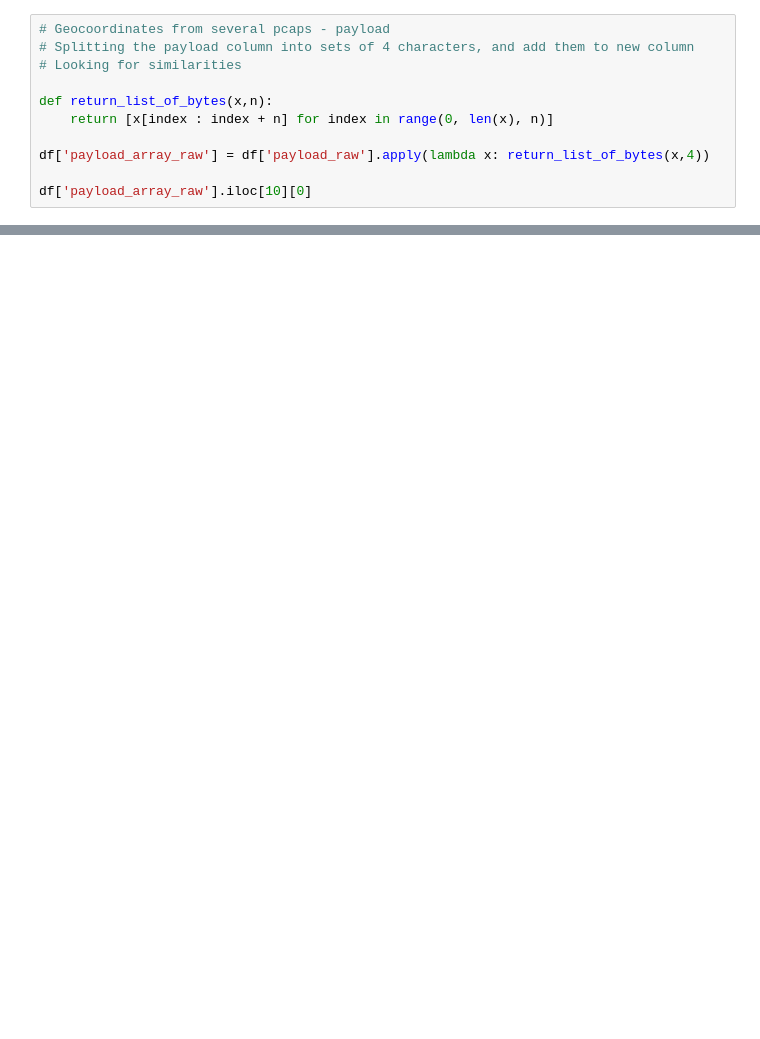
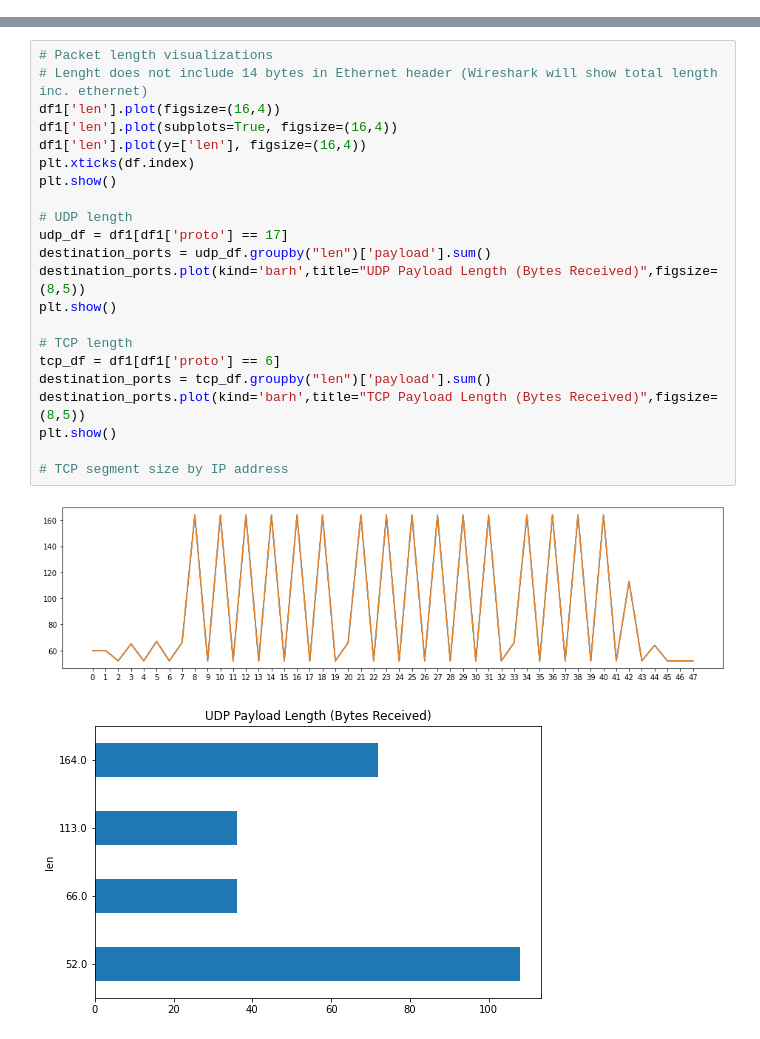
Before and after one commit to aboutsecurity/jupyter-notebooks, a Jupyter notebook: packet_analysis/packet_analysis.ipynb, the cells around one changed output, grey strips where cells are left out. Saved outputs shown, nothing was run; the diff lists cells and outputs as text; blank space fills up the shorter version.

```diff
--- a/packet_analysis/packet_analysis.ipynb
+++ b/packet_analysis/packet_analysis.ipynb
@@ -184,11 +0,0 @@ plt.show()
-# %%
-# Geocoordinates from several pcaps - payload
-# Splitting the payload column into sets of 4 characters, and add them to new column
-# Looking for similarities
-
-def return_list_of_bytes(x,n):
-    return [x[index : index + n] for index in range(0, len(x), n)]
-
-df['payload_array_raw'] = df['payload_raw'].apply(lambda x: return_list_of_bytes(x,4))
-
-df['payload_array_raw'].iloc[10][0]
@@ -326,0 +143,25 @@ COORD_map
+# %%
+# Packet length visualizations
+# Lenght does not include 14 bytes in Ethernet header (Wireshark will show total length inc. ethernet)
+df1['len'].plot(figsize=(16,4))
+df1['len'].plot(subplots=True, figsize=(16,4))
+df1['len'].plot(y=['len'], figsize=(16,4))
+plt.xticks(df.index)
+plt.show()
+
+# UDP length
+udp_df = df1[df1['proto'] == 17]
+destination_ports = udp_df.groupby("len")['payload'].sum()
+destination_ports.plot(kind='barh',title="UDP Payload Length (Bytes Received)",figsize=(8,5))
+plt.show()
+
+# TCP length
+tcp_df = df1[df1['proto'] == 6]
+destination_ports = tcp_df.groupby("len")['payload'].sum()
+destination_ports.plot(kind='barh',title="TCP Payload Length (Bytes Received)",figsize=(8,5))
+plt.show()
+
+# TCP segment size by IP address
+# %% [output]
+[figure, added]
+[figure, added]
```
Also changed, not shown: parts of 43 cells of this notebook, 1 other file.
